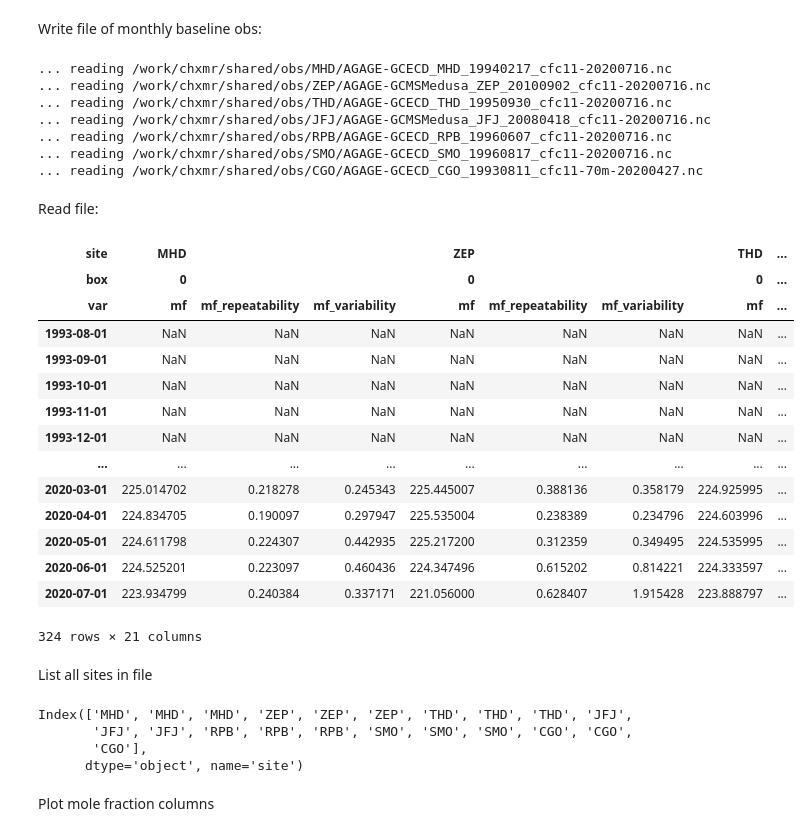
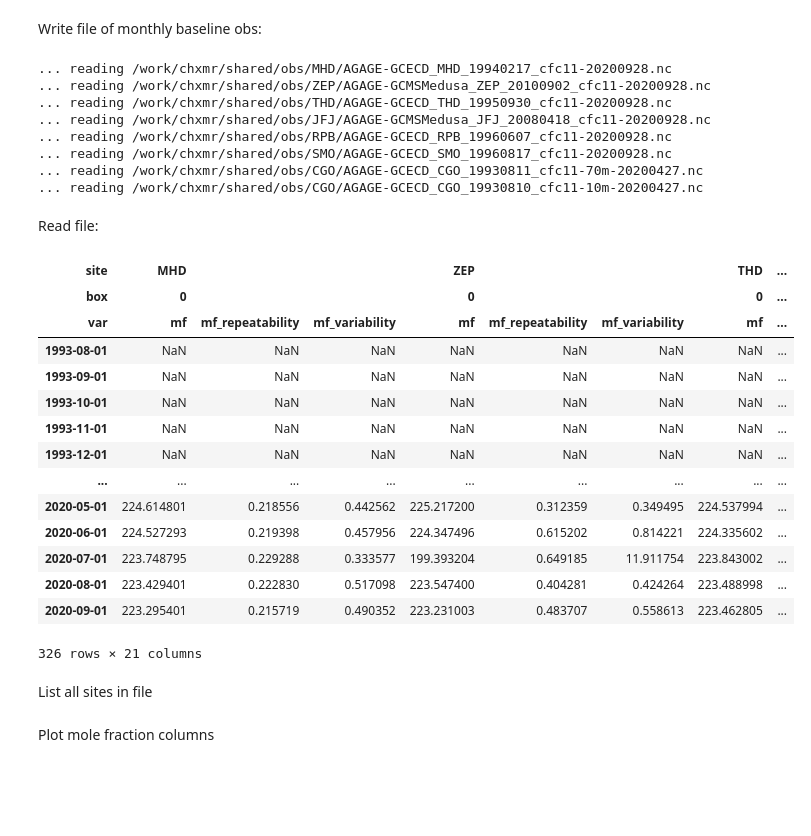
Before and after one commit to mrghg/py12box_invert, a Jupyter notebook: notebooks/agage_data.ipynb, the cells around one changed output. Drawn from its saved outputs; the diff is of its cells as text; code cells hidden in the pictures; blank space fills up the shorter version.

```diff
--- a/notebooks/agage_data.ipynb
+++ b/notebooks/agage_data.ipynb
@@ -7,45 +7,39 @@ import utils
 # %% [markdown]
 Write file of monthly baseline obs:
 # %%
-utils.obs_write("CFC-11", here() / "data/AGAGE", "CFC-11")
+utils.obs_write("CFC-11", here() / "data/example", "CFC-11")
 # %% [output]
-... reading /work/chxmr/shared/obs/MHD/AGAGE-GCECD_MHD_19940217_cfc11-20200716.nc
-... reading /work/chxmr/shared/obs/ZEP/AGAGE-GCMSMedusa_ZEP_20100902_cfc11-20200716.nc
-... reading /work/chxmr/shared/obs/THD/AGAGE-GCECD_THD_19950930_cfc11-20200716.nc
-... reading /work/chxmr/shared/obs/JFJ/AGAGE-GCMSMedusa_JFJ_20080418_cfc11-20200716.nc
-... reading /work/chxmr/shared/obs/RPB/AGAGE-GCECD_RPB_19960607_cfc11-20200716.nc
-... reading /work/chxmr/shared/obs/SMO/AGAGE-GCECD_SMO_19960817_cfc11-20200716.nc
+... reading /work/chxmr/shared/obs/MHD/AGAGE-GCECD_MHD_19940217_cfc11-20200928.nc
+... reading /work/chxmr/shared/obs/ZEP/AGAGE-GCMSMedusa_ZEP_20100902_cfc11-20200928.nc
+... reading /work/chxmr/shared/obs/THD/AGAGE-GCECD_THD_19950930_cfc11-20200928.nc
+... reading /work/chxmr/shared/obs/JFJ/AGAGE-GCMSMedusa_JFJ_20080418_cfc11-20200928.nc
+... reading /work/chxmr/shared/obs/RPB/AGAGE-GCECD_RPB_19960607_cfc11-20200928.nc
+... reading /work/chxmr/shared/obs/SMO/AGAGE-GCECD_SMO_19960817_cfc11-20200928.nc
 ... reading /work/chxmr/shared/obs/CGO/AGAGE-GCECD_CGO_19930811_cfc11-70m-20200427.nc
+... reading /work/chxmr/shared/obs/CGO/AGAGE-GCECD_CGO_19930810_cfc11-10m-20200427.nc
 # %% [markdown]
 Read file:
 # %%
-df = utils.obs_read("CFC-11", here() / "data/AGAGE", "CFC-11")
+df = utils.obs_read("CFC-11", here() / "data/example", "CFC-11")
 df
 # %% [output]
 | site | MHD |  |  | ZEP |  |  | THD | ... |
 | box | 0 |  |  | 0 |  |  | 0 | ... |
 | var | mf | mf_repeatability | mf_variability | mf | mf_repeatability | mf_variability | mf | ... |
 | 1993-08-01 | NaN | NaN | NaN | NaN | NaN | NaN | NaN | ... |
 | 1993-09-01 | NaN | NaN | NaN | NaN | NaN | NaN | NaN | ... |
 | 1993-10-01 | NaN | NaN | NaN | NaN | NaN | NaN | NaN | ... |
 | 1993-11-01 | NaN | NaN | NaN | NaN | NaN | NaN | NaN | ... |
 | 1993-12-01 | NaN | NaN | NaN | NaN | NaN | NaN | NaN | ... |
 | ... | ... | ... | ... | ... | ... | ... | ... | ... |
-| 2020-03-01 | 225.014702 | 0.218278 | 0.245343 | 225.445007 | 0.388136 | 0.358179 | 224.925995 | ... |
-| 2020-04-01 | 224.834705 | 0.190097 | 0.297947 | 225.535004 | 0.238389 | 0.234796 | 224.603996 | ... |
-| 2020-05-01 | 224.611798 | 0.224307 | 0.442935 | 225.217200 | 0.312359 | 0.349495 | 224.535995 | ... |
-| 2020-06-01 | 224.525201 | 0.223097 | 0.460436 | 224.347496 | 0.615202 | 0.814221 | 224.333597 | ... |
-| 2020-07-01 | 223.934799 | 0.240384 | 0.337171 | 221.056000 | 0.628407 | 1.915428 | 223.888797 | ... |
+| 2020-05-01 | 224.614801 | 0.218556 | 0.442562 | 225.217200 | 0.312359 | 0.349495 | 224.537994 | ... |
+| 2020-06-01 | 224.527293 | 0.219398 | 0.457956 | 224.347496 | 0.615202 | 0.814221 | 224.335602 | ... |
+| 2020-07-01 | 223.748795 | 0.229288 | 0.333577 | 199.393204 | 0.649185 | 11.911754 | 223.843002 | ... |
+| 2020-08-01 | 223.429401 | 0.222830 | 0.517098 | 223.547400 | 0.404281 | 0.424264 | 223.488998 | ... |
+| 2020-09-01 | 223.295401 | 0.215719 | 0.490352 | 223.231003 | 0.483707 | 0.558613 | 223.462805 | ... |
-324 rows × 21 columns
+326 rows × 21 columns
 # %% [markdown]
 List all sites in file
-# %%
-df.columns.get_level_values("site")
-# %% [output]
-Index(['MHD', 'MHD', 'MHD', 'ZEP', 'ZEP', 'ZEP', 'THD', 'THD', 'THD', 'JFJ',
-       'JFJ', 'JFJ', 'RPB', 'RPB', 'RPB', 'SMO', 'SMO', 'SMO', 'CGO', 'CGO',
-       'CGO'],
-      dtype='object', name='site')
 # %% [markdown]
 Plot mole fraction columns
 # %%
```
Also changed, not shown: parts of 1 cell of this notebook, 5 other files.
